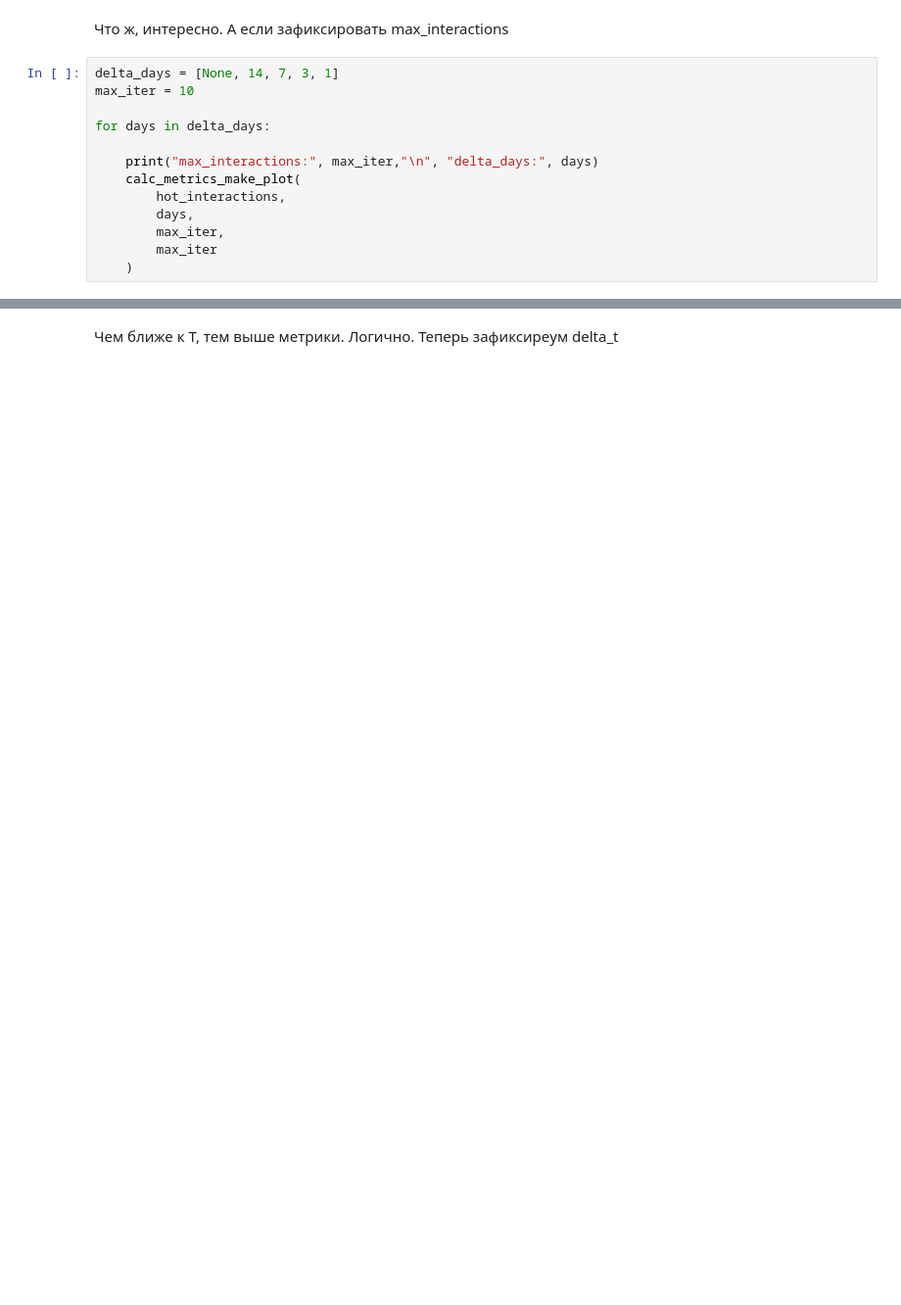
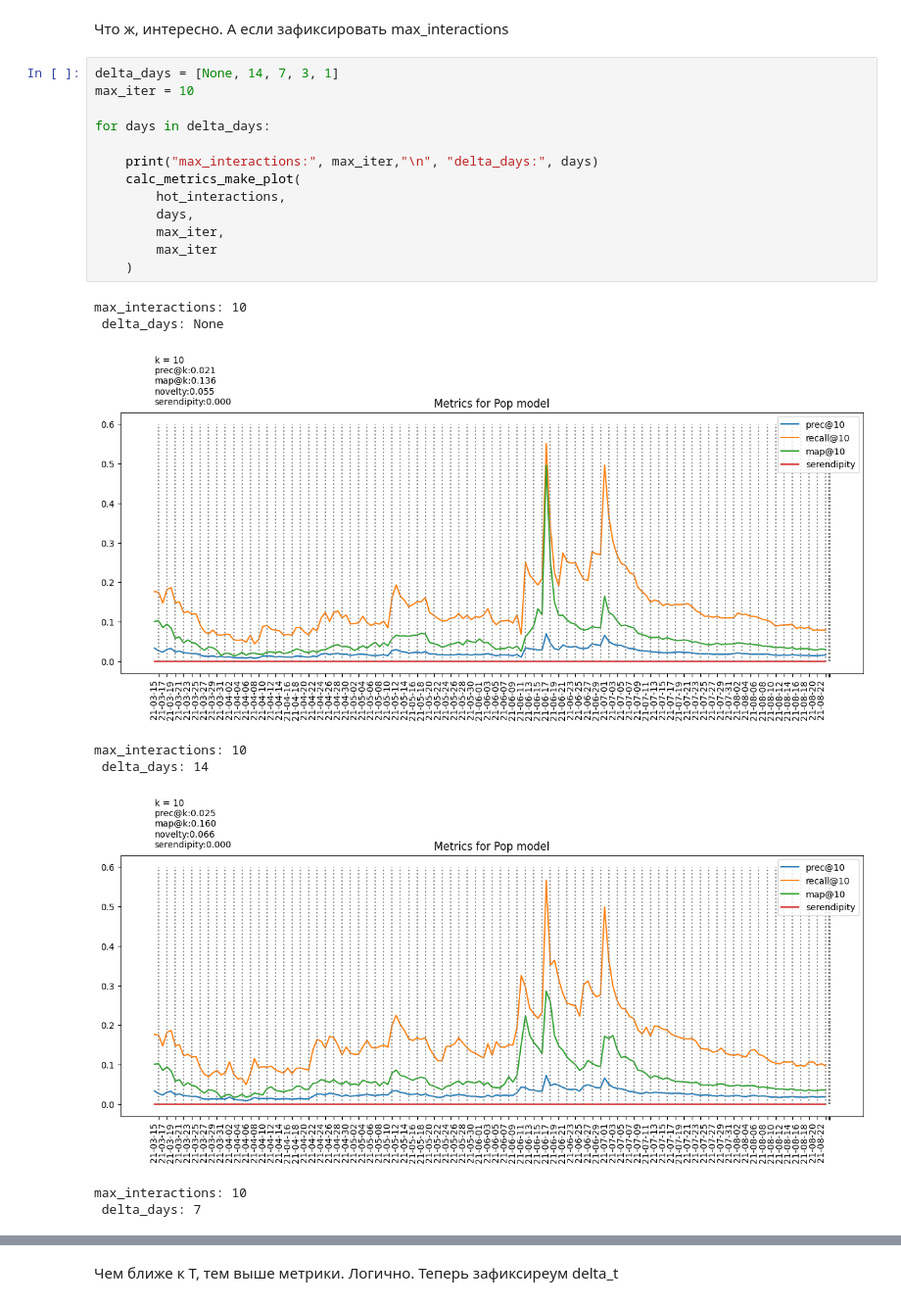
Before and after one commit to azatnv/RecoServiceTemplate, a Jupyter notebook: notebooks/hw_3_popular.ipynb, the cells around one changed output, grey strips where cells are left out. Shown at 98% size. Saved outputs shown, nothing was run; the diff lists cells and outputs as text; blank space fills up the shorter version.

```diff
--- a/notebooks/hw_3_popular.ipynb
+++ b/notebooks/hw_3_popular.ipynb
@@ -300,13 +314,22 @@ for days,max_iter in zip(delta_days, max_interactions):
 # %%
 delta_days = [None, 14, 7, 3, 1]
 max_iter = 10
 
 for days in delta_days:
 
     print("max_interactions:", max_iter,"\n", "delta_days:", days)
     calc_metrics_make_plot(
-        hot_interaсtions,
+        hot_interactions,
         days,
         max_iter,
         max_iter
     )
+# %% [output]
+max_interactions: 10
+ delta_days: None
+[figure, added]
+max_interactions: 10
+ delta_days: 14
+[figure, added]
+max_interactions: 10
+ delta_days: 7
```
Also changed, not shown: parts of 37 cells of this notebook, 2 other files.
